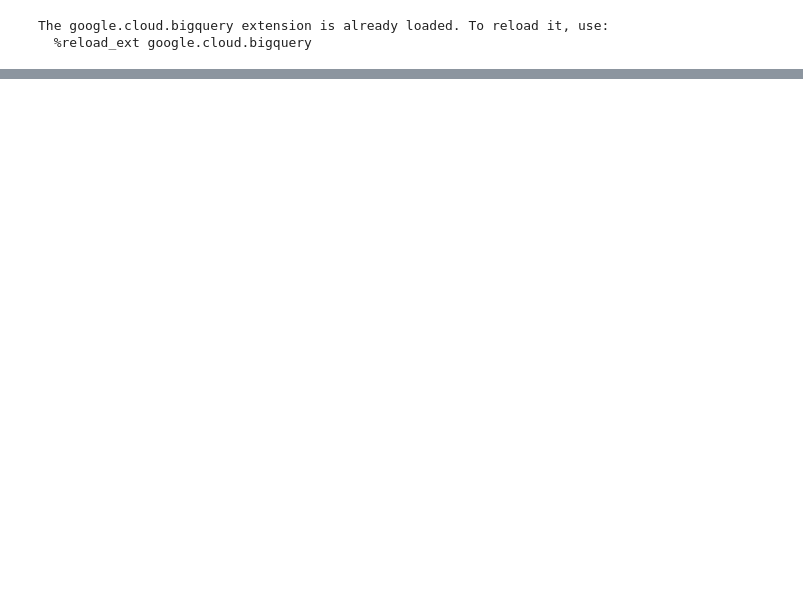
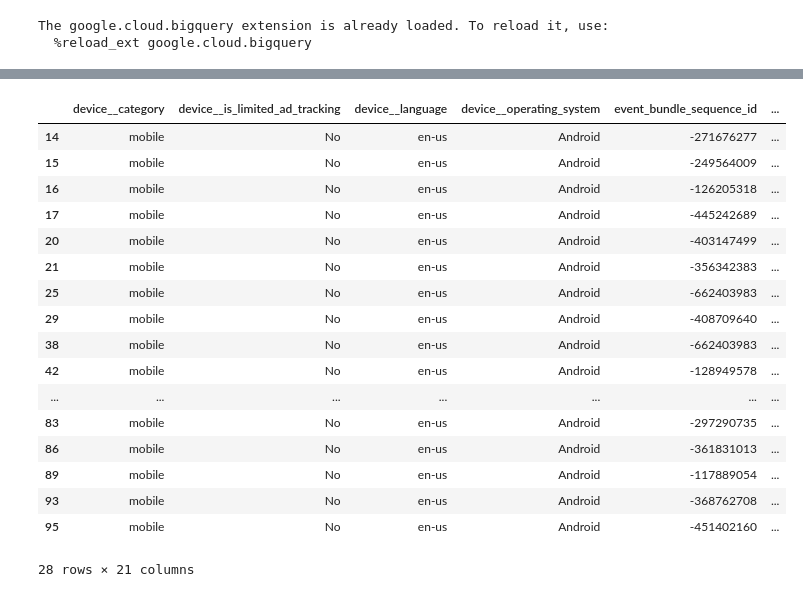
Before and after one commit to dj-betts/jf_project, a Jupyter notebook: eda.ipynb, the cells around one changed output, grey strips where cells are left out. Cells and saved outputs as stored; diff of their text form; code cells hidden in the pictures; blank space fills up the shorter version.

```diff
--- a/eda.ipynb
+++ b/eda.ipynb
@@ -46,0 +321,2 @@ df.geo__continent.hist()
+# %%
+austin_df = austin_csv.copy()
@@ -46,0 +327,2 @@ df.geo__continent.hist()
+# %%
+austindrop_df = austin_df.dropna(axis='columns', how='any')
@@ -46,0 +360,2 @@ df.geo__continent.hist()
+# %%
+df = austindrop_df
@@ -46,0 +366,23 @@ df.geo__continent.hist()
+# %%
+user3 = df[df.user_pseudo_id == '286805041.1615869113']
+# %%
+user3
+# %% [output]
+|  | device__category | device__is_limited_ad_tracking | device__language | device__operating_system | event_bundle_sequence_id | ... |
+| 14 | mobile | No | en-us | Android | -271676277 | ... |
+| 15 | mobile | No | en-us | Android | -249564009 | ... |
+| 16 | mobile | No | en-us | Android | -126205318 | ... |
+| 17 | mobile | No | en-us | Android | -445242689 | ... |
+| 20 | mobile | No | en-us | Android | -403147499 | ... |
+| 21 | mobile | No | en-us | Android | -356342383 | ... |
+| 25 | mobile | No | en-us | Android | -662403983 | ... |
+| 29 | mobile | No | en-us | Android | -408709640 | ... |
+| 38 | mobile | No | en-us | Android | -662403983 | ... |
+| 42 | mobile | No | en-us | Android | -128949578 | ... |
+| ... | ... | ... | ... | ... | ... | ... |
+| 83 | mobile | No | en-us | Android | -297290735 | ... |
+| 86 | mobile | No | en-us | Android | -361831013 | ... |
+| 89 | mobile | No | en-us | Android | -117889054 | ... |
+| 93 | mobile | No | en-us | Android | -368762708 | ... |
+| 95 | mobile | No | en-us | Android | -451402160 | ... |
+28 rows × 21 columns
```
Also changed, not shown: parts of 50 cells of this notebook.
